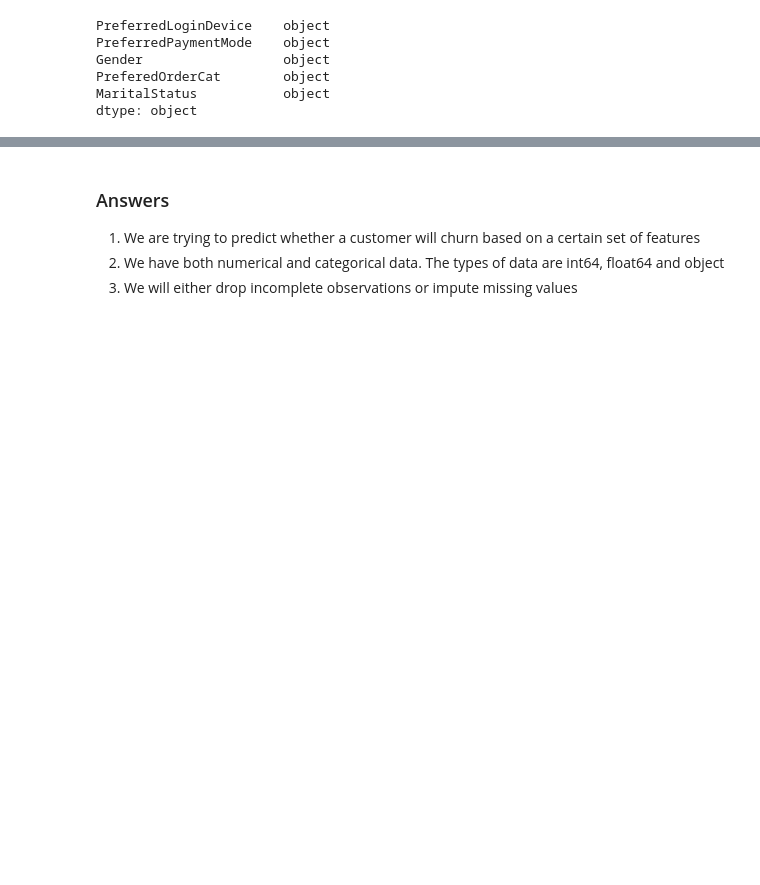
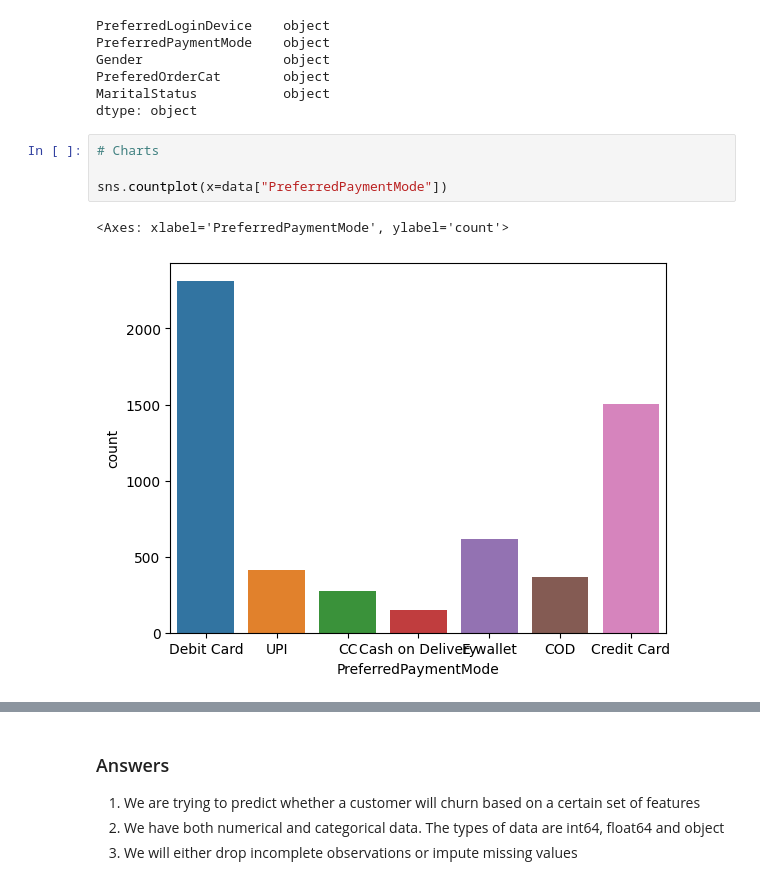
Before and after one commit to andrew-vandy/cs5265-ml-foundations, a Jupyter notebook: cs5265_asongate.ipynb, the cells around one changed output, grey strips where cells are left out. Cells and saved outputs as stored; diff of their text form; blank space fills up the shorter version.

Commit message:
add charts

```diff
--- a/cs5265_asongate.ipynb
+++ b/cs5265_asongate.ipynb
@@ -156,3 +156,10 @@ Gender                  object
 PreferedOrderCat        object
 MaritalStatus           object
 dtype: object
+# %%
+# Charts
+
+sns.countplot(x=data["PreferredPaymentMode"])
+# %% [output]
+<Axes: xlabel='PreferredPaymentMode', ylabel='count'>
+[figure, added]
```
Also changed, not shown: parts of 1 cell of this notebook.
